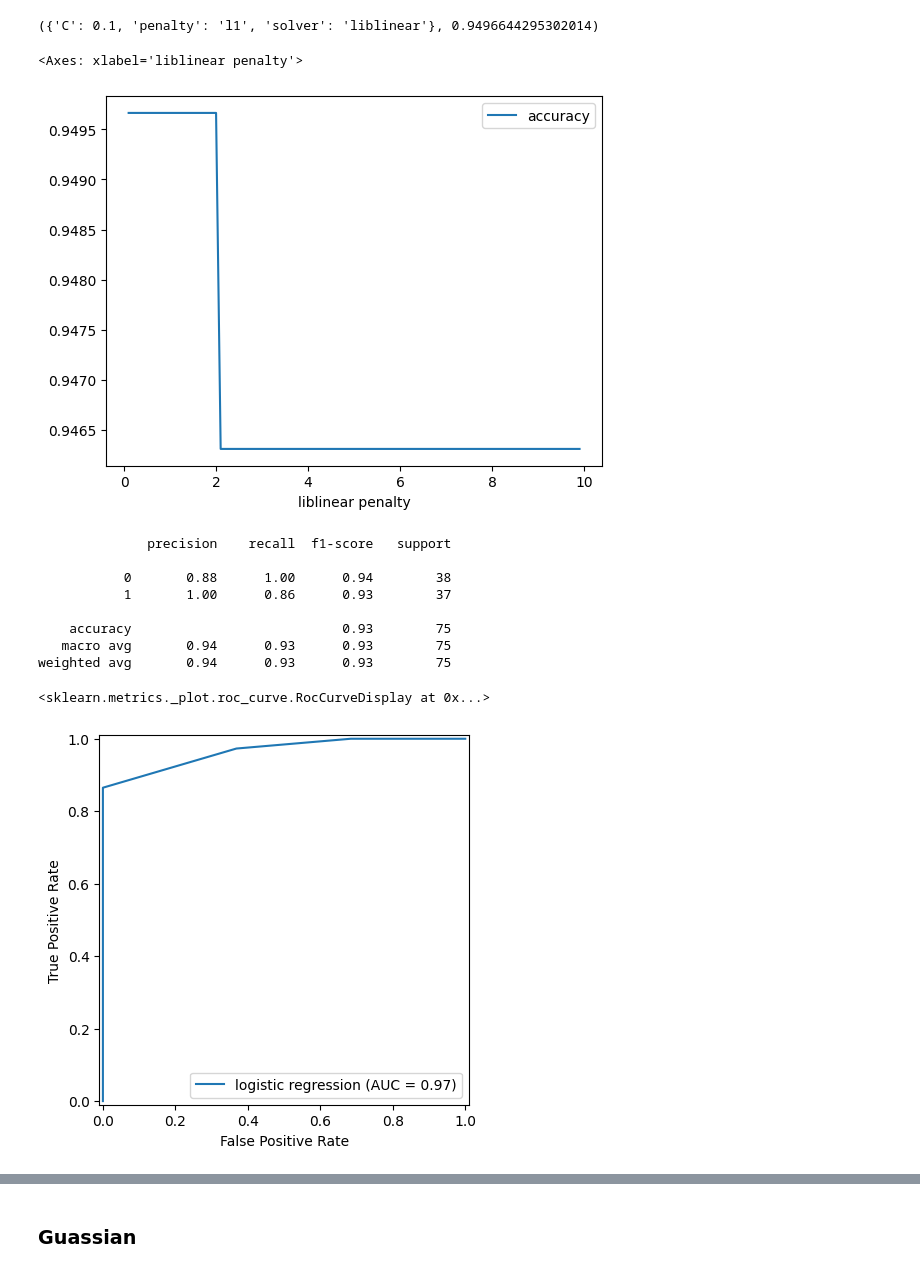
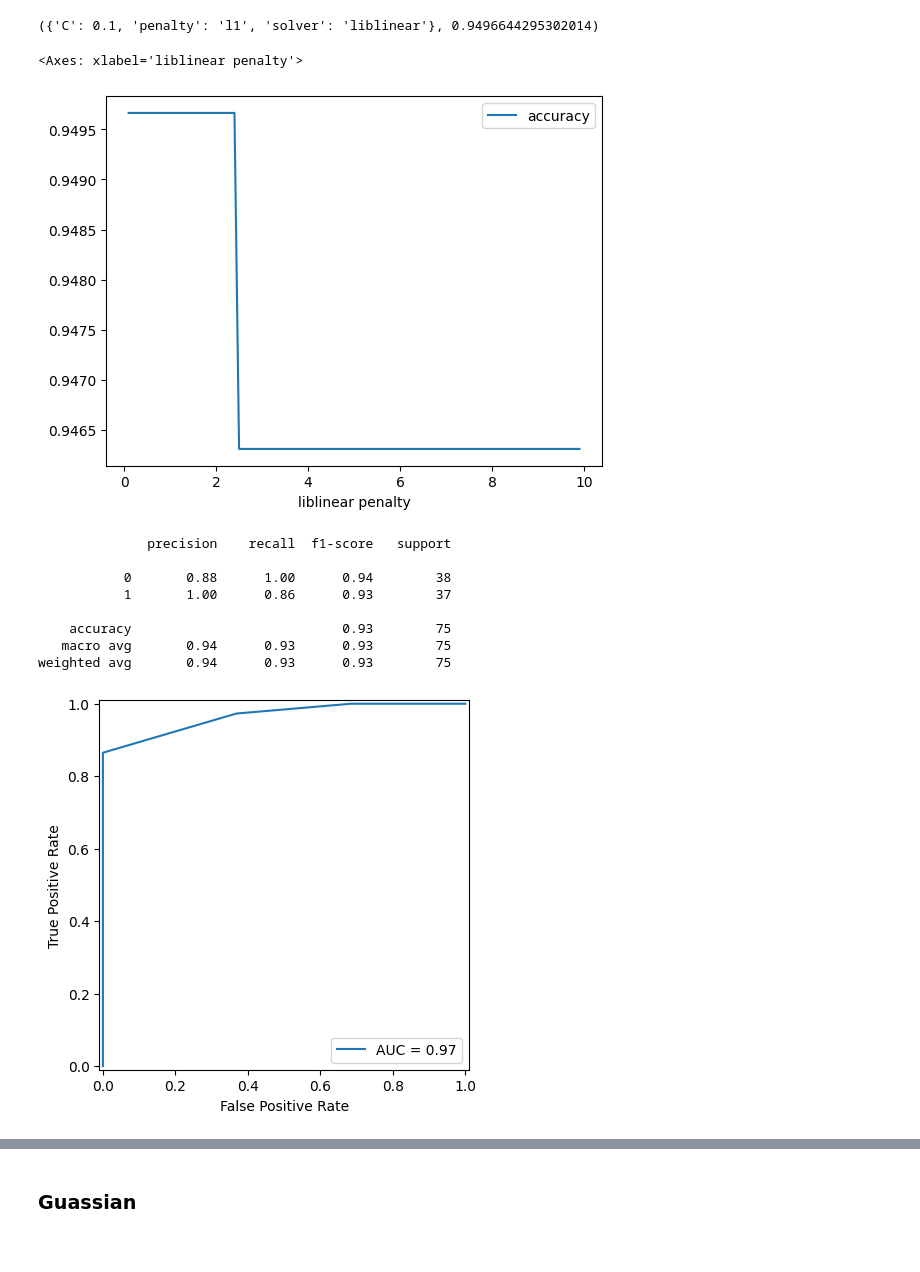
Before and after one commit to BenjaminRayner/MSCI446-Project, a Jupyter notebook: main.ipynb, the cells around one changed output, grey strips where cells are left out. Saved outputs shown, nothing was run; the diff lists cells and outputs as text; code cells hidden in the pictures.

```diff
--- a/main.ipynb
+++ b/main.ipynb
@@ -12,7 +16,8 @@ from sklearn.neighbors import KNeighborsClassifier
 df = pd.read_csv("dataset/oasis_longitudinal.csv")
 
 # Remove ID since no correlation with data. Also remove Hand since there is no variance (everyone is right handed)
-df.drop(columns=["Subject ID", "MRI ID", "Hand"], inplace=True)
+# ASF is also removed since is directly correlated with eTIV (Linear combination of eTIV)
+df.drop(columns=["Subject ID", "MRI ID", "Hand", "ASF"], inplace=True)
 # %%
 df.info()
 # %% [output]
@@ -97,0 +106,7 @@ X_test = scaler.transform(X_test)
+# %%
+def roc_auc():
+    predict_prob = model.predict_proba(X_test)
+    fpr, tpr, thresholds = metrics.roc_curve(y_test, predict_prob[:,1])
+    roc_auc = metrics.auc(fpr, tpr)
+    display = metrics.RocCurveDisplay(fpr=fpr, tpr=tpr, roc_auc=roc_auc)
+    display.plot()
@@ -123,7 +166,7 @@ df['accuracy'] = model.cv_results_['mean_test_score'][0:198:2]
 df.plot(x='liblinear penalty')
 # %% [output]
 <Axes: xlabel='liblinear penalty'>
-[figure, old version]
+[figure, new version]
 # %%
 # Best CV score is 0.95 with C=0.1, lasso, liblinear
 # Makes sense since liblinear is great for small datasets and where the output variable is binary
@@ -141,11 +184,6 @@ weighted avg       0.94      0.93      0.93        75
 # %%
 # Comparing AUC score is important since we want a model where TP rate is high to reduce chance of missing a demented patient.
 # Also want low FP to avoid misdiagnosis.
-predict_prob = model.predict_proba(X_test)
-fpr, tpr, thresholds = metrics.roc_curve(y_test, predict_prob[:,1])
-roc_auc = metrics.auc(fpr, tpr)
-display = metrics.RocCurveDisplay(fpr=fpr, tpr=tpr, roc_auc=roc_auc, estimator_name='logistic regression')
-display.plot()
+roc_auc()
 # %% [output]
-<sklearn.metrics._plot.roc_curve.RocCurveDisplay at 0x...>
-[figure, old version]
+[figure, new version]
```
Also changed, not shown: parts of 38 cells of this notebook.
